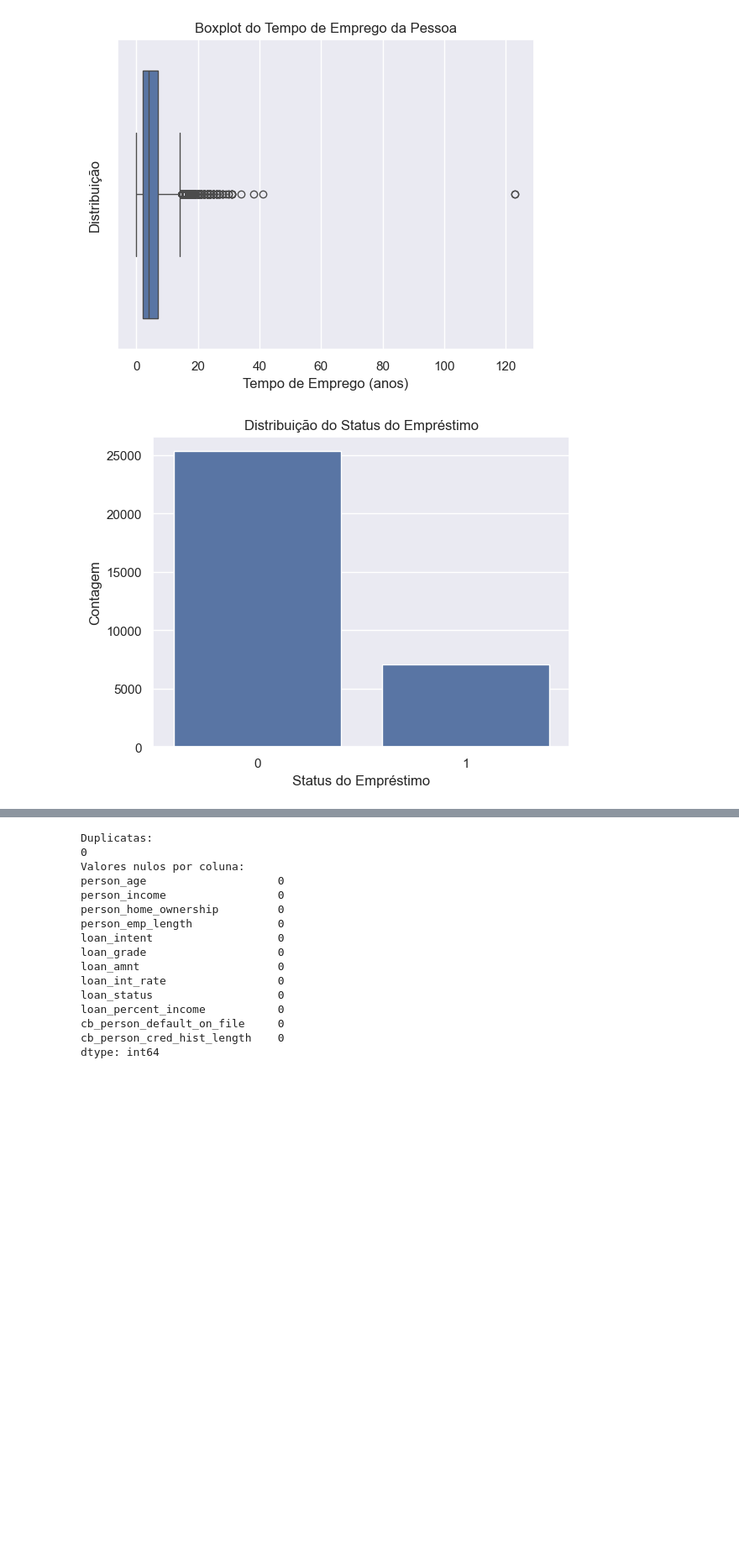
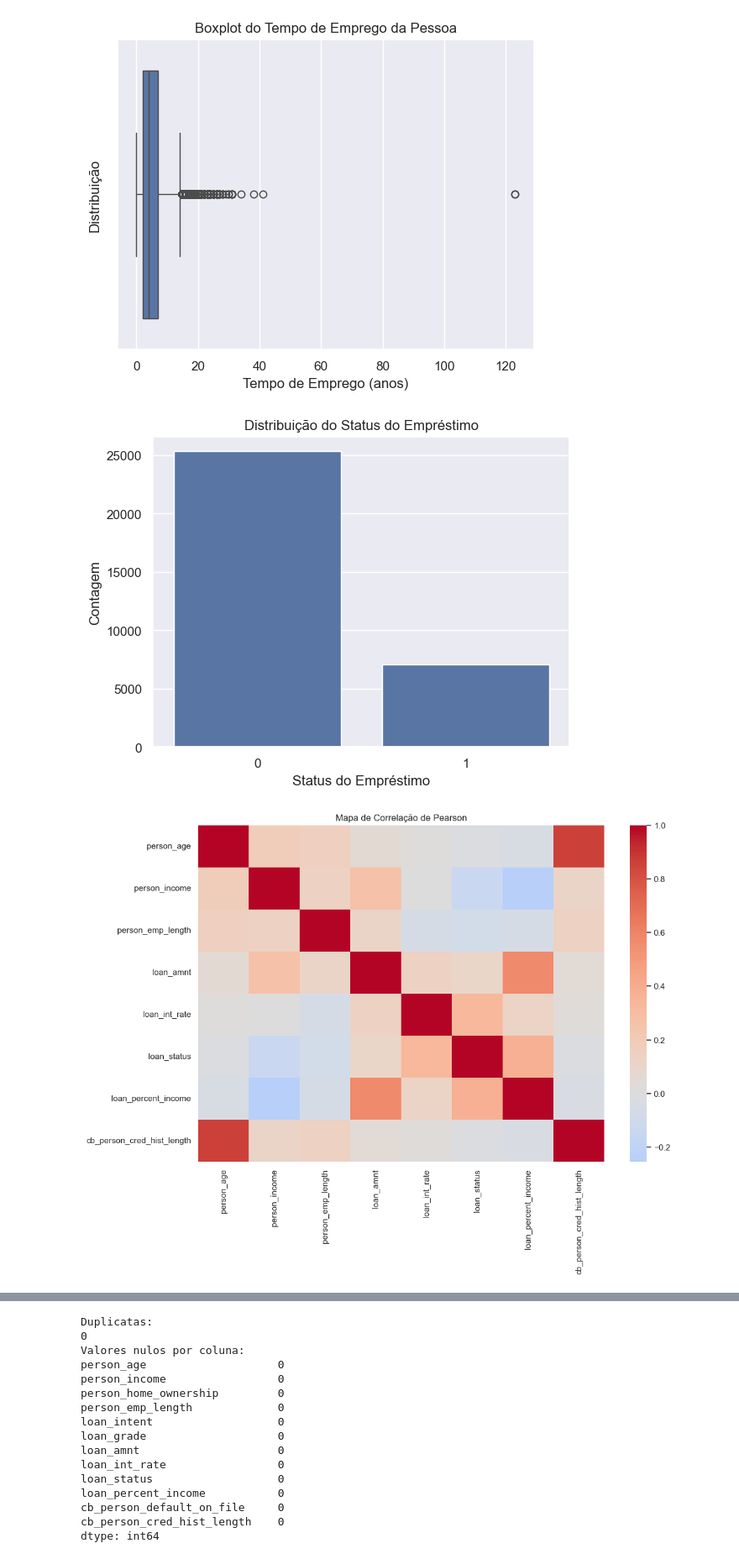
Before and after one commit to antonioaugustoalt/ML_Risco_Inadimplencia, a Jupyter notebook: main.ipynb, the cells around one changed output, grey strips where cells are left out. Shown at 84% size. Saved outputs shown, nothing was run; the diff lists cells and outputs as text; code cells hidden in the pictures; blank space fills up the shorter version.

```diff
--- a/main.ipynb
+++ b/main.ipynb
@@ -98,19 +98,33 @@ plt.show()
 # %%
 #Confirmando a distribuição e balanceamento dos dados com um grafico de countplot para a variável loan_status, que é a variável alvo do nosso modelo de classificação.
 
 sns.countplot(x='loan_status', data=df_tratado)
 plt.title('Distribuição do Status do Empréstimo')
 plt.xlabel('Status do Empréstimo')
 plt.ylabel('Contagem')
 plt.show()
 
+# heatmap para verificar a correlação entre as variáveis numéricas do dataset, o que pode ajudar a identificar relações importantes entre as variáveis e a variável alvo.
+plt.figure(figsize=(12, 8))
+
+sns.heatmap(
+    df_tratado.corr(numeric_only=True),
+    cmap='coolwarm',
+    center=0
+)
+
+plt.title("Mapa de Correlação de Pearson")
+plt.show()
+
+
 #confirmando a quantidade de nulos e duplicatas antes de salvar o arquivo tratado.
 print("Duplicatas:")
 print(df.duplicated().sum())
 print("Valores nulos por coluna:")
 print(df.isnull().sum())
 # %% [output]
 [figure]
+[figure, added]
 Duplicatas:
 165
 Valores nulos por coluna:
```
Also changed, not shown: parts of 3 cells of this notebook.
